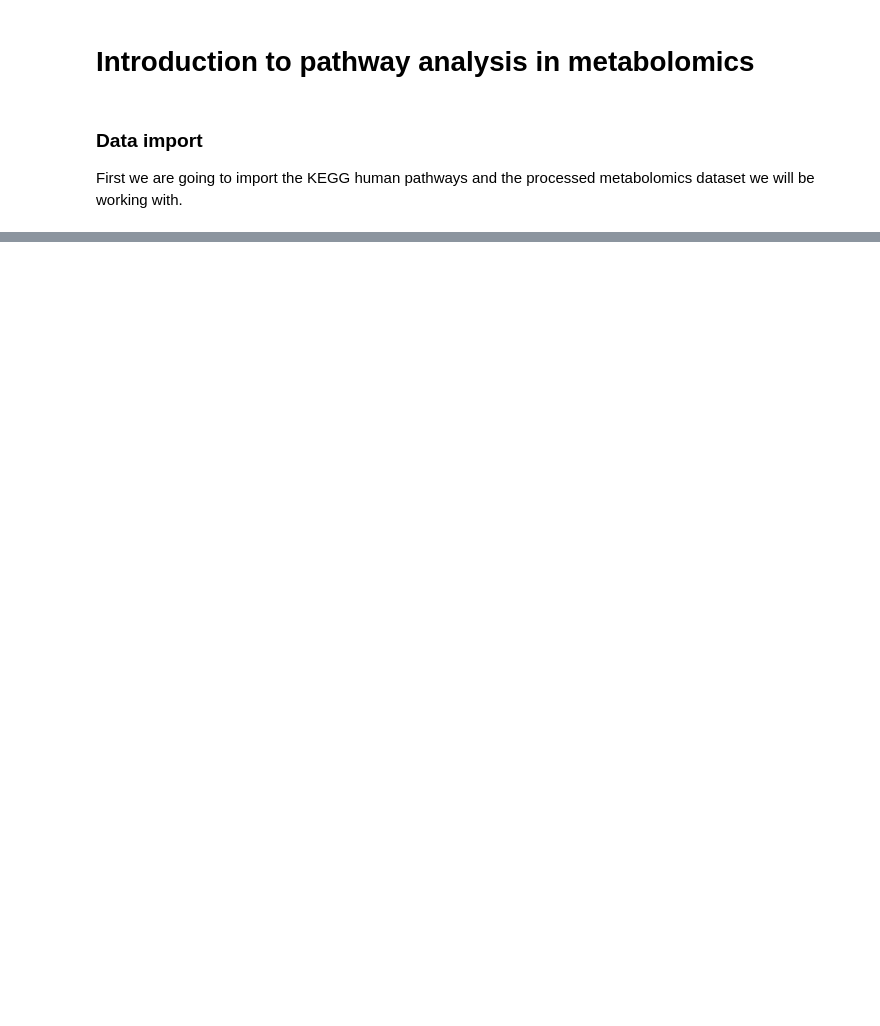
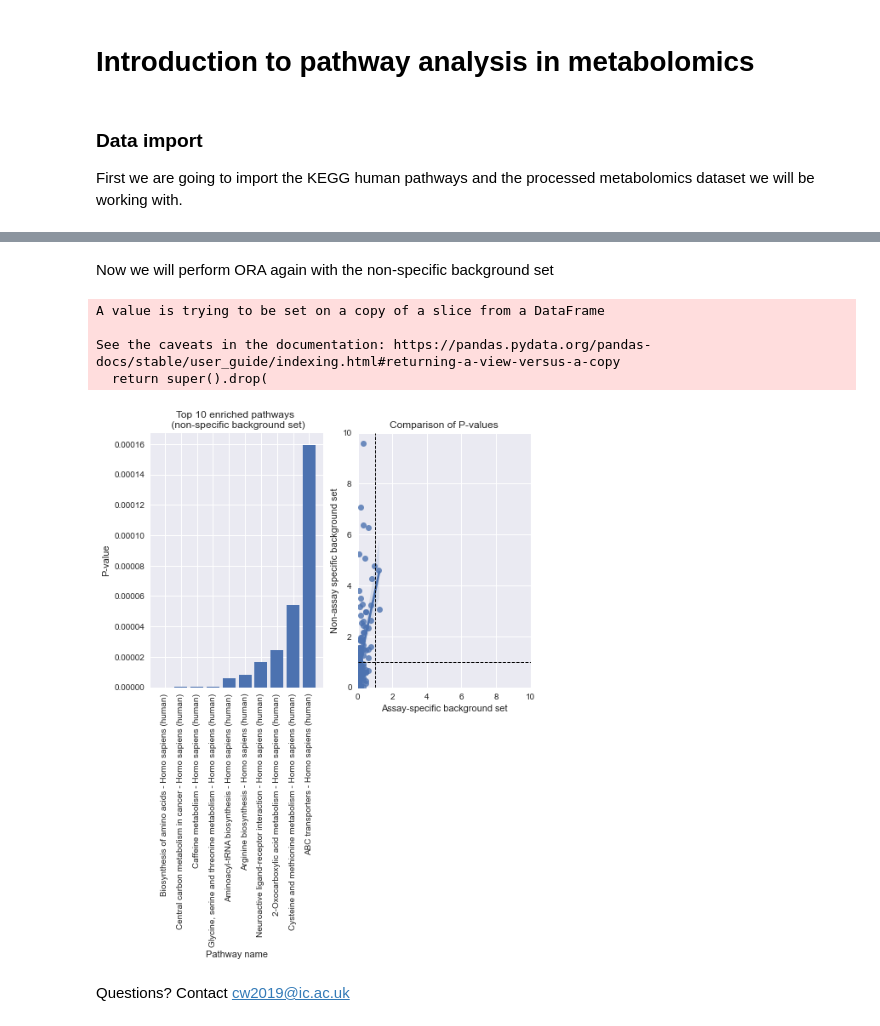
Before and after one commit to cwieder/met-pathway-tutorial, a Jupyter notebook: Intro_to_data_analysis_pathway_tutorial.ipynb, the cells around one changed output, grey strips where cells are left out. Drawn from its saved outputs; the diff is of its cells as text; code cells hidden in the pictures; blank space fills up the shorter version.

```diff
--- a/Intro_to_data_analysis_pathway_tutorial.ipynb
+++ b/Intro_to_data_analysis_pathway_tutorial.ipynb
@@ -21,0 +187,37 @@ Diagram
+# %%
+non_specific_background_set = list(set([x for x in KEGG_human_pathways.iloc[:, 1:].values.flatten() if x is not np.nan]))
+# %% [markdown]
+Now we will perform ORA again with the non-specific background set
+# %%
+ora_res_non_specific_background = over_representation_analysis(DA_metabolites, non_specific_background_set, KEGG_human_pathways)
+
+fig, (ax1, ax2) = plt.subplots(1, 2)
+plt.style.use("seaborn")
+top_10_ora_res_non_specific = ora_res_non_specific_background.sort_values(by="P-value").iloc[0:10, :]
+ax1.bar(top_10_ora_res_non_specific["Pathway_name"], top_10_ora_res_non_specific["P-value"])
+ax1.set_xticklabels(top_10_ora_res_non_specific["Pathway_name"], rotation=90)
+ax1.set_ylabel("P-value")
+ax1.set_xlabel("Pathway name")
+ax1.set_title("Top 10 enriched pathways \n (non-specific background set)")
+
+intersect = (set(ora_res["Pathway_ID"].tolist()) & set(ora_res_non_specific_background["Pathway_ID"].tolist()))
+# Ensures pathways are the same in both results (non specific background set can have additional pathways)
+ora_res_all = ora_res_non_specific_background[ora_res_non_specific_background["Pathway_ID"].isin(intersect)]
+ora_res_pvals = np.negative(np.log10(ora_res["P-value"].tolist()))
+ora_res_all_pvals = np.negative(np.log10(ora_res_non_specific_background["P-value"].tolist()))
+sns.regplot(ora_res_pvals, ora_res_all_pvals, ax=ax2)
+ax2.set_ylabel("Non-assay specific background set")
+ax2.set_xlabel("Assay-specific background set")
+ax2.set_title("Comparison of P-values")
+ax2.axhline(y=1, linewidth=1, color='black', linestyle='--')
+ax2.axvline(x=1, linewidth=1, color='black', linestyle='--')
+ax2.set(ylim=(0, 10), xlim=(0, 10))
+plt.show()
+# %% [output]
+A value is trying to be set on a copy of a slice from a DataFrame
+
+See the caveats in the documentation: https://pandas.pydata.org/pandas-docs/stable/user_guide/indexing.html#returning-a-view-versus-a-copy
+  return super().drop(
+[figure, added]
+# %% [markdown]
+Questions? Contact cw2019@ic.ac.uk
```
Also changed, not shown: parts of 17 cells of this notebook.
